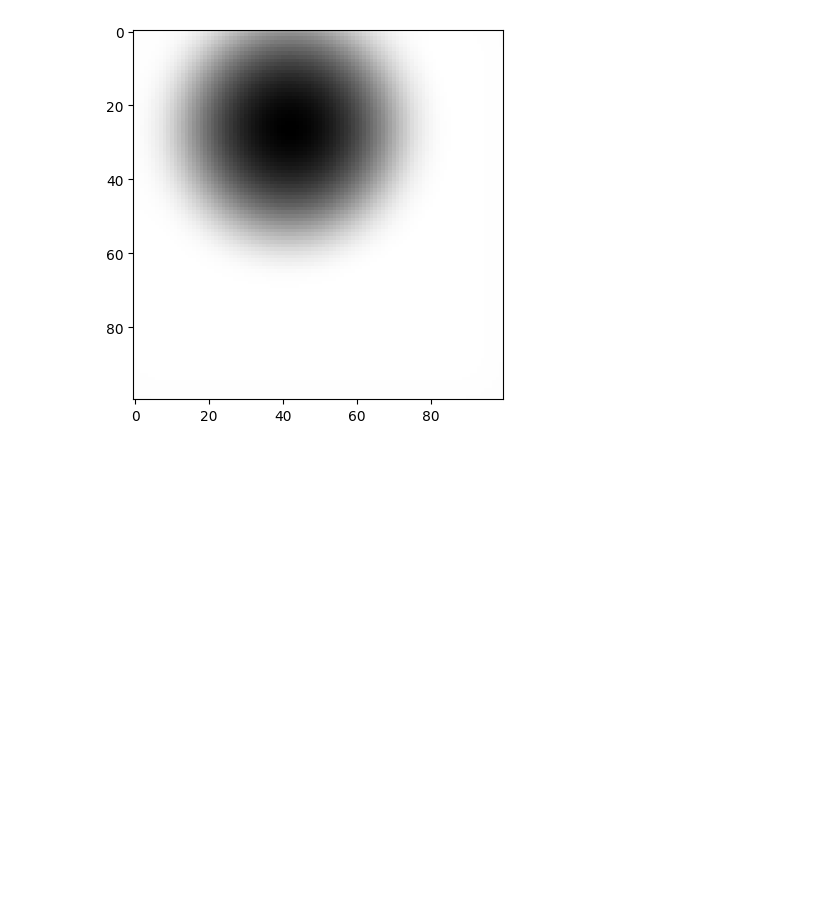
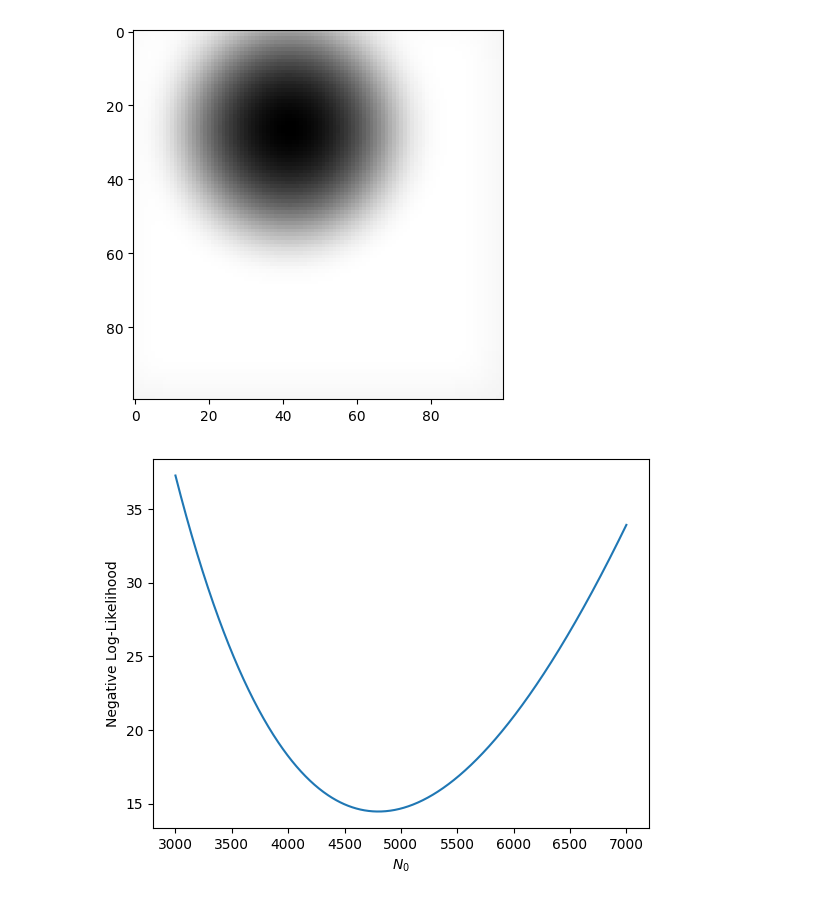
Before and after one commit to cwseitz/DNAFlex, a Jupyter notebook: DNAFlex/examples/MLE.ipynb, the cells around one changed output. Drawn from its saved outputs; the diff is of its cells as text; code cells hidden in the pictures; blank space fills up the shorter version.

```diff
--- a/DNAFlex/examples/MLE.ipynb
+++ b/DNAFlex/examples/MLE.ipynb
@@ -31,5 +31,4 @@ I0=250.0
 # %%
-x0,y0,sigma,N0 = 10.0,10.0,1.0,1000.0 #parameter guess
 theta = np.array([x0,y0,sigma,N0])
 counts = np.round(adu/gain).astype(int)
 # %%
@@ -48,6 +49,20 @@ plt.imshow(lsurf,cmap='gray')
 plt.show()
 # %% [output]
 [figure]
+# %%
+#Likelihood in N0 for known sigma,x0,y0
+NN = 1000
+Nspace = np.linspace(N0-2000,N0+2000,NN)
+likeN = np.zeros_like(Nspace)
+for n in range(NN):
+    theta = np.array([x0,y0,sigma,Nspace[n]])
+    likeN[n] = negloglike(theta,counts,eta,texp)
+plt.plot(Nspace,likeN)
+plt.xlabel(r'$N_{0}$')
+plt.ylabel('Negative Log-Likelihood')
+plt.show()
+# %% [output]
+[figure, added]
 # %%
 #Maximum Likelihood Estimation
 
```
Also changed, not shown: parts of 3 cells of this notebook.
